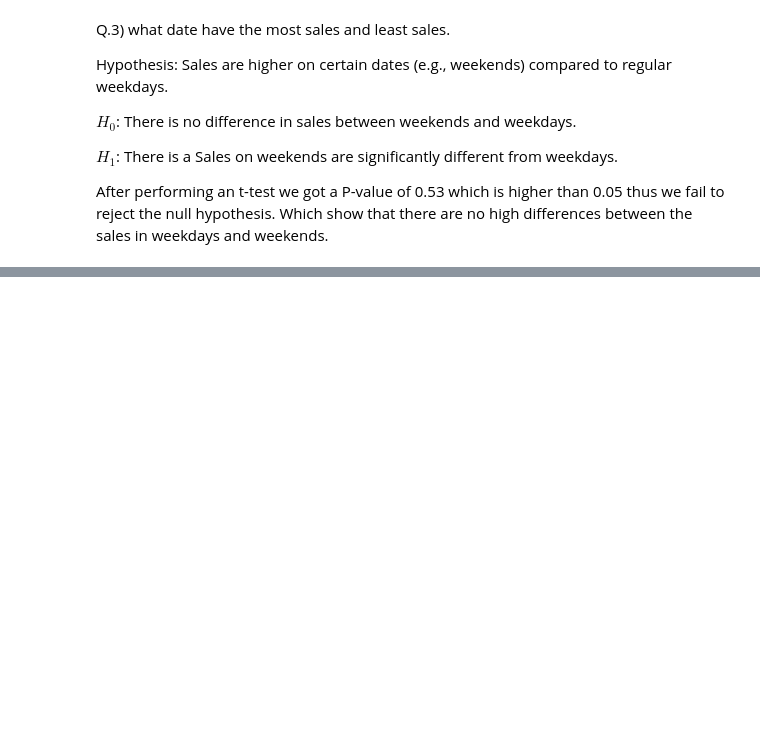
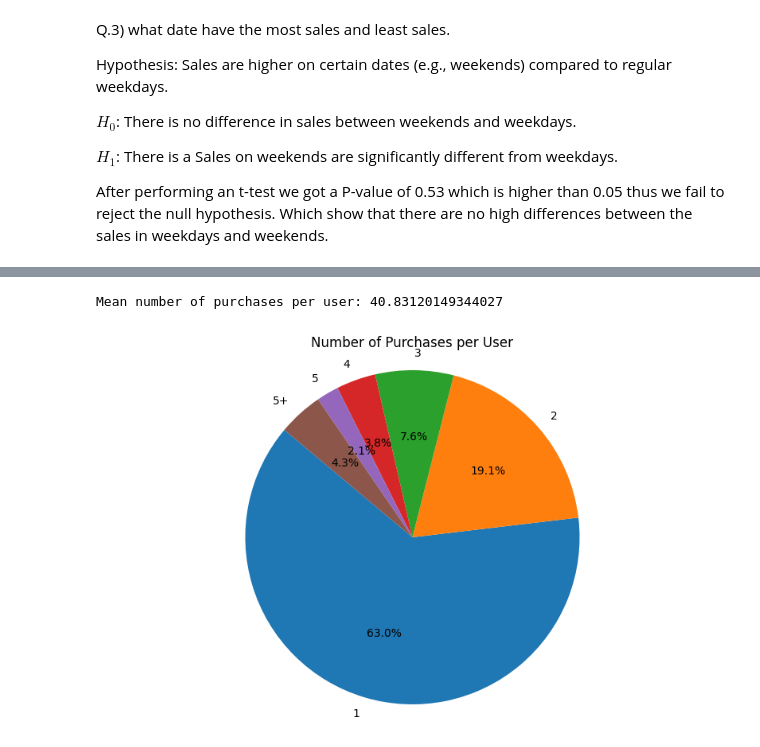
Before and after one commit to Esorte/ICCS361Project1, a Jupyter notebook: EDA/EDA.ipynb, the cells around one changed output, grey strips where cells are left out. Drawn from its saved outputs; the diff is of its cells as text; code cells hidden in the pictures; blank space fills up the shorter version.

```diff
--- a/EDA/EDA.ipynb
+++ b/EDA/EDA.ipynb
@@ -13,4 +15,4 @@ import matplotlib.pyplot as plt
 # %%
-df = pd.read_csv('/Users/krits/Documents/GitHub/ICCS361Project1/DATA/2019-Oct.csv')
+df = pd.read_csv('2019-Oct.csv')
 df
 # %% [output]
@@ -525,0 +550,30 @@ After performing an t-test we got a P-value of 0.53 which is higher than 0.05 th
+# %%
+# Filter the DataFrame to only have user who purchased something
+purchase_df = df[df['event_type'] == 'purchase']['user_id'].unique()
+
+# Mean number of purchases per user
+print("Mean number of purchases per user:", df.groupby('user_id').size().loc[purchase_df].mean())
+# %% [output]
+Mean number of purchases per user: 40.83120149344027
+# %%
+# The number of perchaces per user
+purchase_counts = df[df['event_type'] == 'purchase'].groupby('user_id').size()
+user_counts = purchase_counts.value_counts()
+
+# Group users with more than 5 purchases into a single category
+user_counts_grouped = user_counts.copy()
+user_counts_grouped.loc[6:] = user_counts[6:].sum()
+user_counts_grouped = user_counts_grouped[:6]
+
+index_list = user_counts_grouped.index.tolist()
+index_list[-1] = '5+'
+user_counts_grouped.index = index_list
+
+# Pie chart
+plt.figure(figsize=(10, 6))
+plt.pie(user_counts_grouped.values, labels=user_counts_grouped.index, autopct='%1.1f%%', startangle=140)
+plt.axis('equal')
+plt.title('Number of Purchases per User')
+plt.show()
+# %% [output]
+[figure, added]
```
Also changed, not shown: parts of 6 cells of this notebook.
